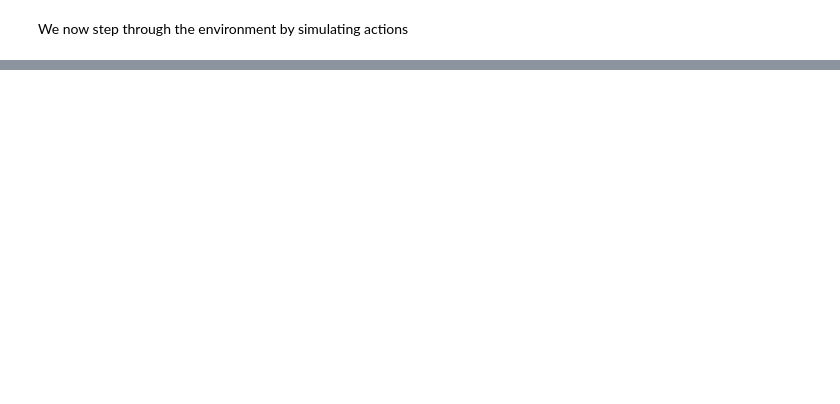
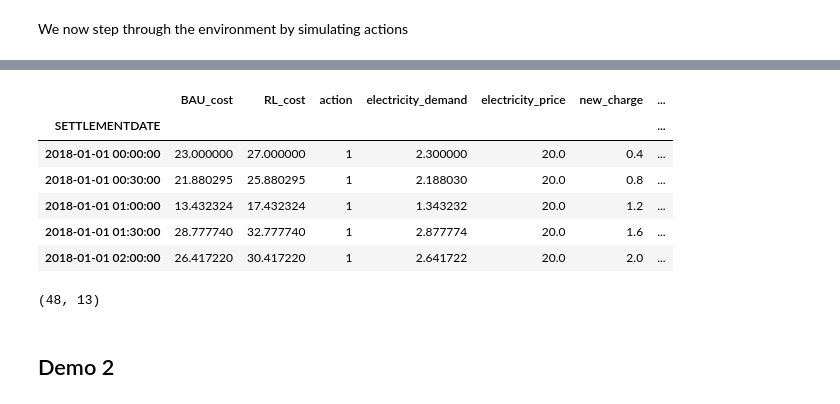
Before and after one commit to ADGEfficiency/energy-py, a Jupyter notebook: energy_py/main/notebooks/battery/env_demo.ipynb, the cells around one changed output, grey strips where cells are left out. Drawn from its saved outputs; the diff is of its cells as text; code cells hidden in the pictures; blank space fills up the shorter version.

Commit message:
demo notebook work

```diff
--- a/energy_py/main/notebooks/battery/env_demo.ipynb
+++ b/energy_py/main/notebooks/battery/env_demo.ipynb
@@ -44,0 +89,18 @@ env.observation
+# %%
+df = outputs['dataframe']
+# %%
+df.head()
+# %% [output]
+|  | BAU_cost | RL_cost | action | electricity_demand | electricity_price | new_charge | ... |
+| SETTLEMENTDATE |  |  |  |  |  |  | ... |
+| 2018-01-01 00:00:00 | 23.000000 | 27.000000 | 1 | 2.300000 | 20.0 | 0.4 | ... |
+| 2018-01-01 00:30:00 | 21.880295 | 25.880295 | 1 | 2.188030 | 20.0 | 0.8 | ... |
+| 2018-01-01 01:00:00 | 13.432324 | 17.432324 | 1 | 1.343232 | 20.0 | 1.2 | ... |
+| 2018-01-01 01:30:00 | 28.777740 | 32.777740 | 1 | 2.877774 | 20.0 | 1.6 | ... |
+| 2018-01-01 02:00:00 | 26.417220 | 30.417220 | 1 | 2.641722 | 20.0 | 2.0 | ... |
+# %%
+df.shape
+# %% [output]
+(48, 13)
+# %% [markdown]
+## Demo 2
```
Also changed, not shown: parts of 16 cells of this notebook, 5 other files.
